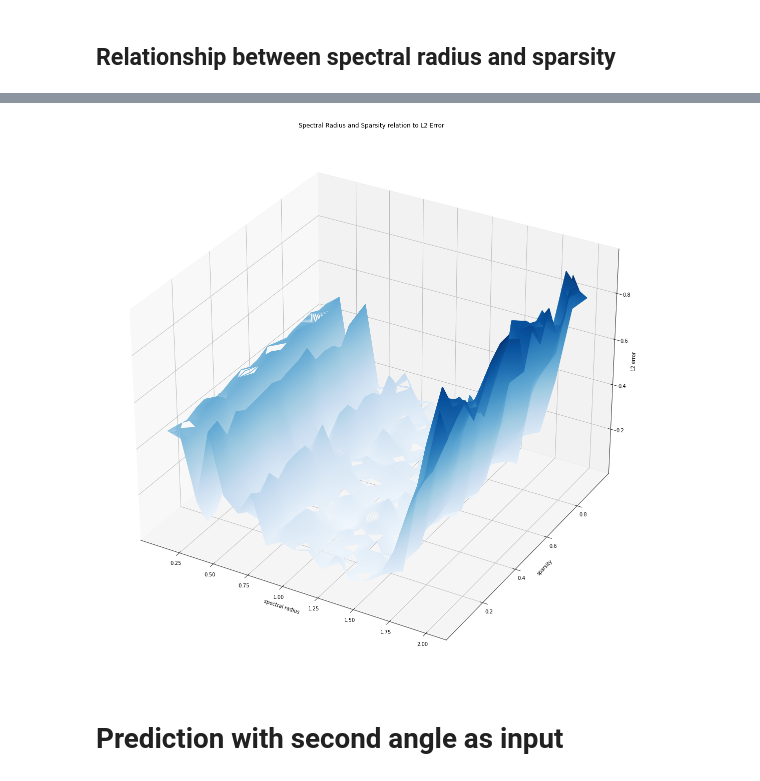
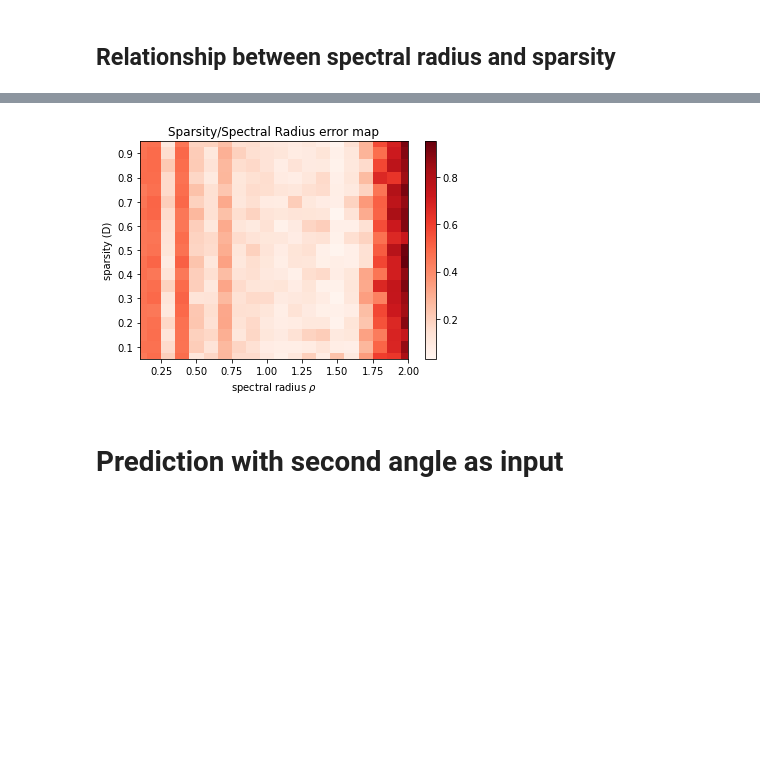
Before and after one commit to JustinZal/PendulumNN, a Jupyter notebook: Coupled Pendulums prediction.ipynb, the cells around one changed output, grey strips where cells are left out. Saved outputs shown, nothing was run; the diff lists cells and outputs as text; code cells hidden in the pictures; blank space fills up the shorter version.

```diff
--- a/Coupled Pendulums prediction.ipynb
+++ b/Coupled Pendulums prediction.ipynb
@@ -399,58 +408,73 @@ Processing spectral radius: 2.0
 # %% [markdown]
 ## Relationship between spectral radius and sparsity
 # %%
-sparsities_list = np.arange(0.05, 1, 0.05)
-spectral_radius_list = np.arange(0.1, 2.1, 0.1)
+# sparsities_list = np.arange(0.05, 1, 0.05)
+# spectral_radius_list = np.arange(0.1, 2.1, 0.1)
 
-def get_esn_with_radius_and_sparsity(radius, sparsity):
-    return getESN(
-        1,
-        1000, # This is needed to reduce computation time, theoretically should only result to a shift
-        radius,
-        sparsity,
-        global_noise,
-        global_teacher_forcing
-    )
+# def get_esn_with_radius_and_sparsity(radius, sparsity):
+#     return getESN(
+#         1,
+#         1000, # This is needed to reduce computation time, theoretically should only result to a shift
+#         radius,
+#         sparsity,
+#         global_noise,
+#         global_teacher_forcing
+#     )
 
-errors = []
+# errors = []
 
-total = len(sparsities_list) * len(spectral_radius_list)
-counter = 1
-N = 300
+# total = len(sparsities_list) * len(spectral_radius_list)
+# counter = 1
+# N = 300
 
-print('Total samples to process:', total)
+# print('Total samples to process:', total)
 
-for sparsity in sparsities_list:
-    temp = []
-    for spectral_radius in spectral_radius_list:
+# for sparsity in sparsities_list:
+#     temp = []
+#     for spectral_radius in spectral_radius_list:
 
-        print('Processed:', counter / total * 100)
-        counter += 1
+#         print('Processed:', counter / total * 100)
+#         counter += 1
 
-        err_list = []
-        for _ in range(6):
-            print('Processing internal training:', _ + 1)
+#         err_list = []
+#         for _ in range(10):
+#             print('Processing internal training:', _ + 1)
 
-            esn = get_esn_with_radius_and_sparsity(spectral_radius, sparsity)
-            esn.fit(t_train, y_train)
+#             esn = get_esn_with_radius_and_sparsity(spectral_radius, sparsity)
+#             esn.fit(t_train, y_train)
 
-            pred = esn.predict(t_test[:N])[:, 0]
+#             pred = esn.predict(t_test[:N])[:, 0]
 
-            err_list.append(np.abs(pred - y_test[:N]).mean())
+#             err_list.append(np.abs(pred - y_test[:N]).mean())
 
-        temp.append(np.array(err_list).mean())
+#         temp.append(np.array(err_list).mean())
 
-    errors.append(temp)
+#     errors.append(temp)
 
 
 X, Y = np.meshgrid(spectral_radius_list, sparsities_list)
 
-fig = plt.figure(figsize=(20, 20))
-ax = plt.axes(projection='3d')
-ax.contour3D(X, Y, errors, 1000, cmap='Blues')
+fig, ax = plt.subplots()
 
-ax.set_xlabel('spectral radius')
-ax.set_ylabel('sparsity')
-ax.set_zlabel('L2 error')
-ax.set_title('Spectral Radius and Sparsity relation to L2 Error')
+c = ax.pcolormesh(X, Y, errors, cmap='Reds')
+ax.set_title('Sparsity/Spectral Radius error map')
+
+ax.axis([X.min(), X.max(), Y.min(), Y.max()])
+ax.set_xlabel('spectral radius $\\rho$')
+ax.set_ylabel('sparsity (D)')
+
+fig.colorbar(c, ax=ax)
+
+fig.savefig('heatmap.png')
+
+# plt.show()
+
+
+# fig = plt.figure(figsize=(20, 20))
+# ax = plt.axes(projection='3d')
+# ax.contour3D(X, Y, errors, 1000, cmap='Blues')
+
+
+# ax.set_zlabel('L2 error')
+# ax.set_title('Spectral Radius and Sparsity relation to L2 Error')
 # %% [output]
@@ -475,4 +481,4 @@ Text(0.5, 0.92, 'Spectral Radius and Sparsity relation to L2 Error')
-[figure, old version]
+[figure, new version]
 # %% [markdown]
 # Prediction with second angle as input
 # %%
```
Also changed, not shown: parts of 10 cells of this notebook, 12 other files.
